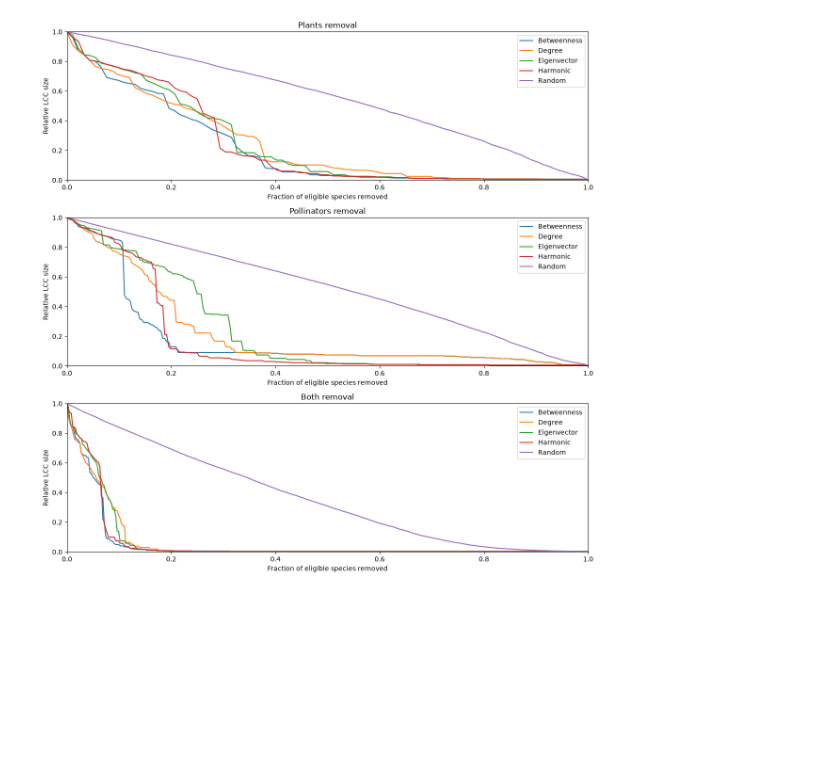
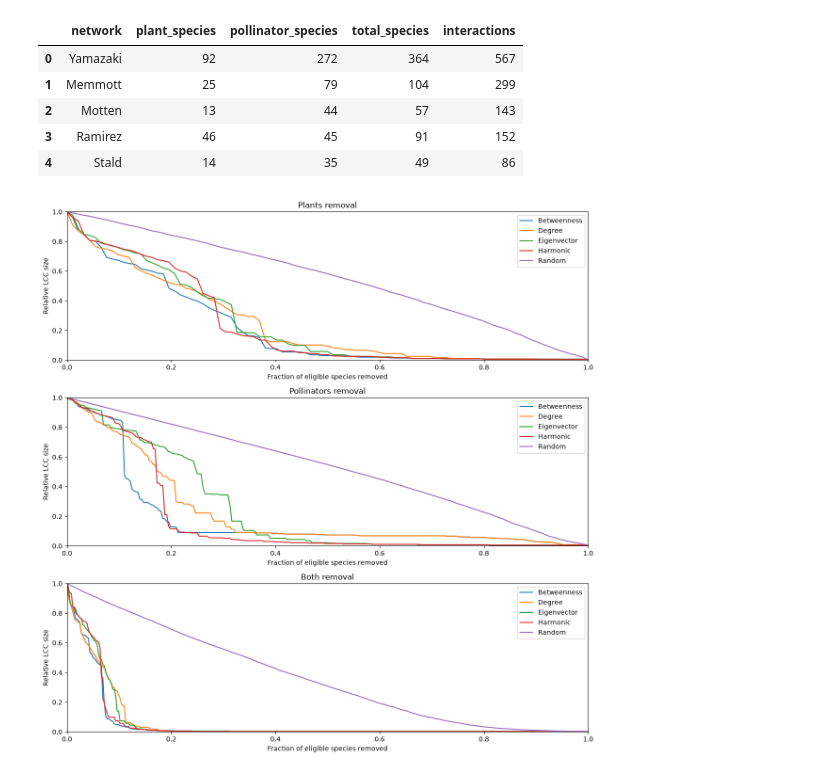
Before and after one commit to hyunderscore/biol4200-networks-project, a Jupyter notebook: code/code.ipynb, the cells around one changed output. Cells and saved outputs as stored; diff of their text form; code cells hidden in the pictures; blank space fills up the shorter version.

```diff
--- a/code/code.ipynb
+++ b/code/code.ipynb
@@ -334,6 +334,49 @@ comparison_df = (
     .rename(columns={'level_2': 'method'})
     .merge(nestedness_df, on='network', validate='many_to_one')
 )
+# %%
+#function to get overview of each network
+def network_overview(networks):
+
+    results = []
+
+    for name, network in networks.items():
+
+        # count plant and pollinator nodes
+        plants = sum(
+            1 for node, data in network.nodes(data=True)
+            if data['bipartite'] == 0
+        )
+
+        pollinators = sum(
+            1 for node, data in network.nodes(data=True)
+            if data['bipartite'] == 1
+        )
+
+        # count edges
+        interactions = network.number_of_edges()
+
+        results.append({
+            'network': name,
+            'plant_species': plants,
+            'pollinator_species': pollinators,
+            'total_species': plants + pollinators,
+            'interactions': interactions
+        })
+
+    return pd.DataFrame(results)
+# %%
+# Get an overview of each network
+overview_df = network_overview(networks)
+
+display(overview_df)
+# %% [output]
+|  | network | plant_species | pollinator_species | total_species | interactions |
+| 0 | Yamazaki | 92 | 272 | 364 | 567 |
+| 1 | Memmott | 25 | 79 | 104 | 299 |
+| 2 | Motten | 13 | 44 | 57 | 143 |
+| 3 | Ramirez | 46 | 45 | 91 | 152 |
+| 4 | Stald | 14 | 35 | 49 | 86 |
 # %%
 plot_removals(yamazaki_df)
 # %% [output]
```
